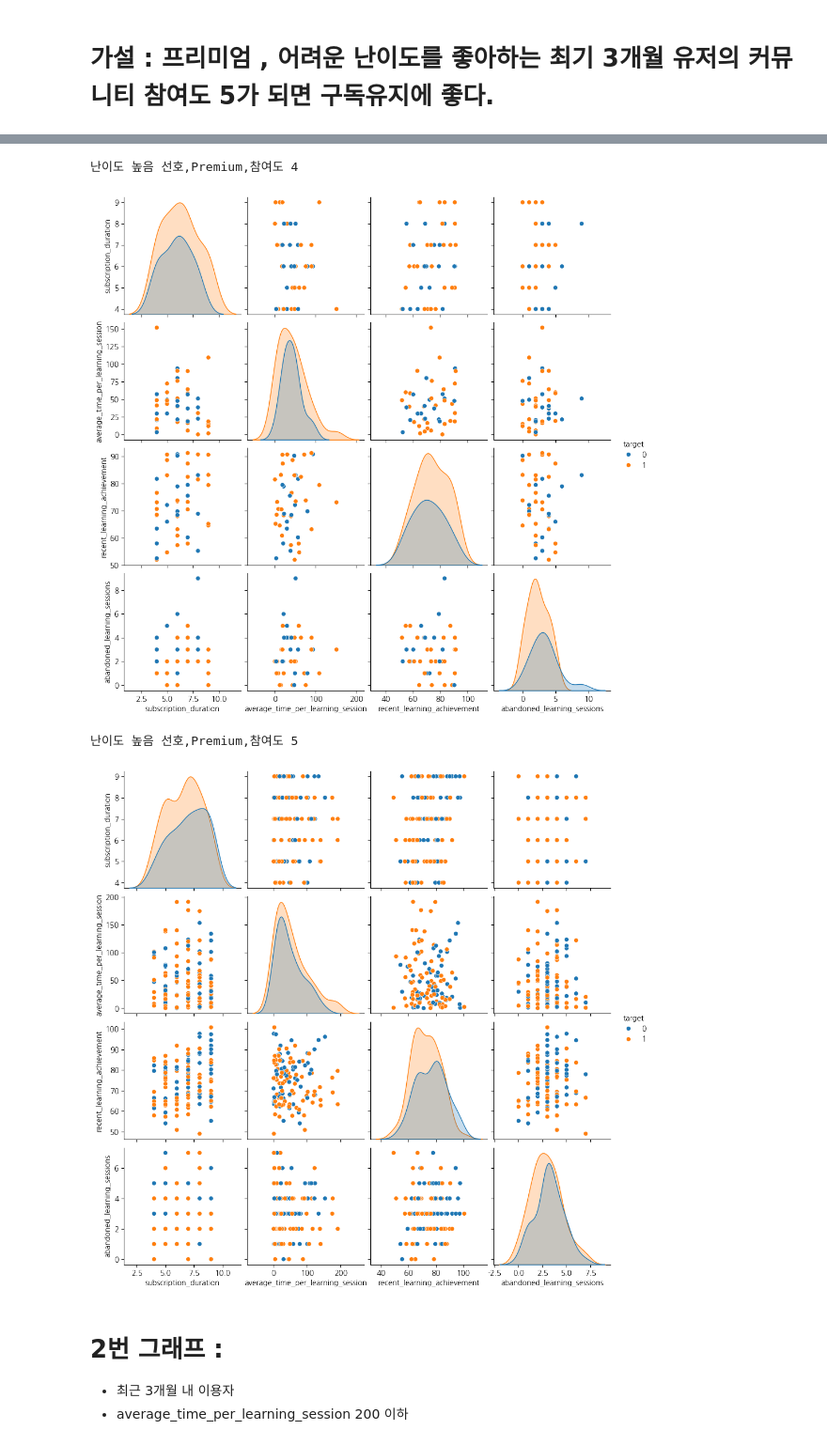
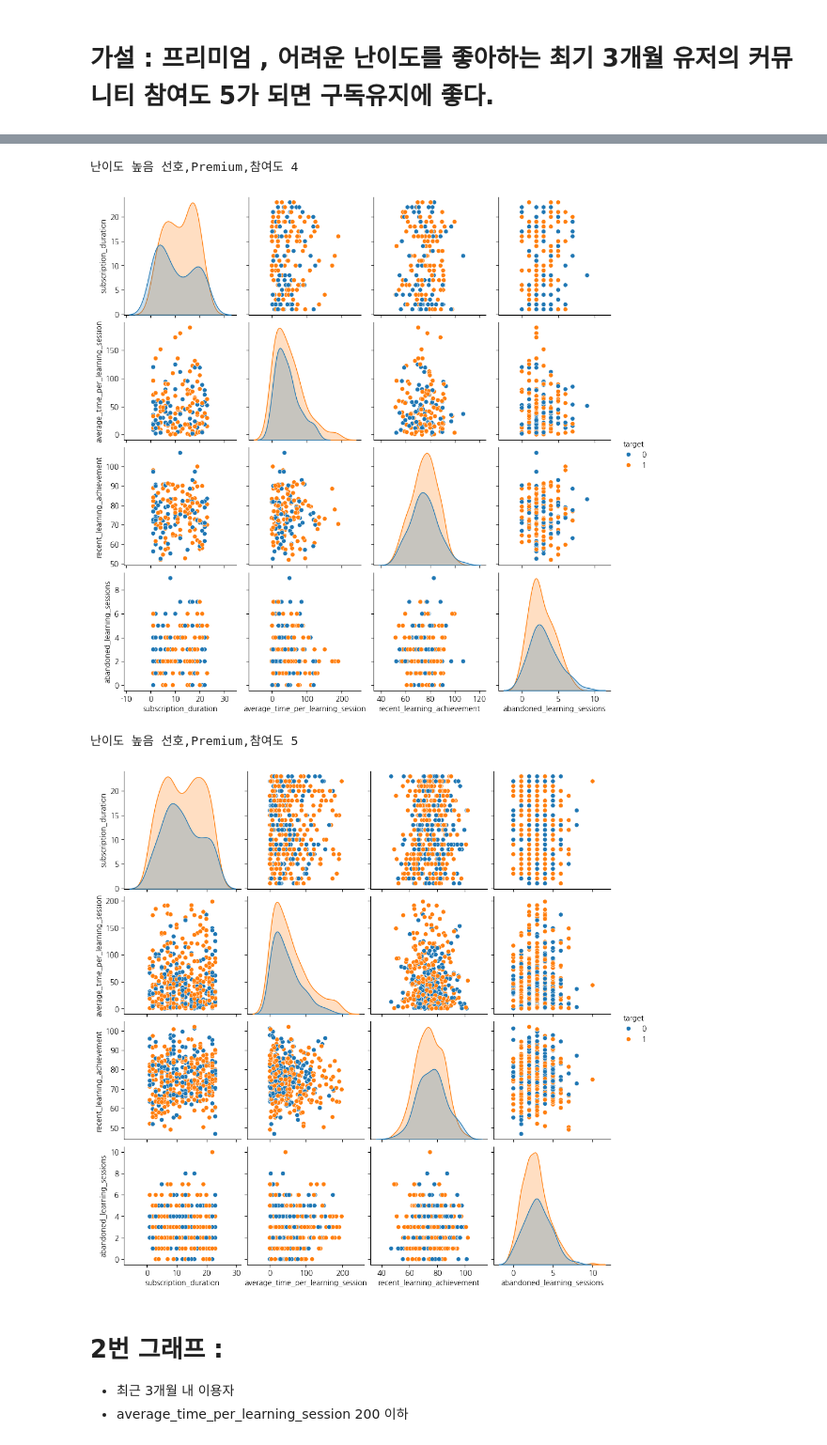
Before and after one commit to min01118/WASSUP4, a Jupyter notebook: 05_Data_Analysis/발표.ipynb, the cells around one changed output, grey strips where cells are left out. Shown at 94% size. Drawn from its saved outputs; the diff is of its cells as text; code cells hidden in the pictures.

```diff
--- a/05_Data_Analysis/발표.ipynb
+++ b/05_Data_Analysis/발표.ipynb
@@ -69,7 +68,7 @@ category_name={'preferred_difficulty_level_num':["난이도 높음 선호"],'com
 data = list
 
 ddaf = df[df['average_time_per_learning_session'] <=200]
-ddaf = ddaf[(ddaf['subscription_duration']<10)&(ddaf['subscription_duration']>3)]#.apply(lambda x : 10 if x < 6 else (20 if x < 11 else (30 if x < 17 else 40) ) )
+#ddaf = ddaf[(ddaf['subscription_duration']<10)&(ddaf['subscription_duration']>3)]#.apply(lambda x : 10 if x < 6 else (20 if x < 11 else (30 if x < 17 else 40) ) )
 
 for ji,j in enumerate(category.get(i[0])):
 
@@ -93,7 +92,7 @@ for ji,j in enumerate(category.get(i[0])):
 난이도 높음 선호,Premium,참여도 4
-[figure, old version]
+[figure, new version]
 난이도 높음 선호,Premium,참여도 5
-[figure, old version]
+[figure, new version]
 # %% [markdown]
 # 2번 그래프 :
 * 최근 3개월 내 이용자
```
Also changed, not shown: parts of 2 cells of this notebook.
